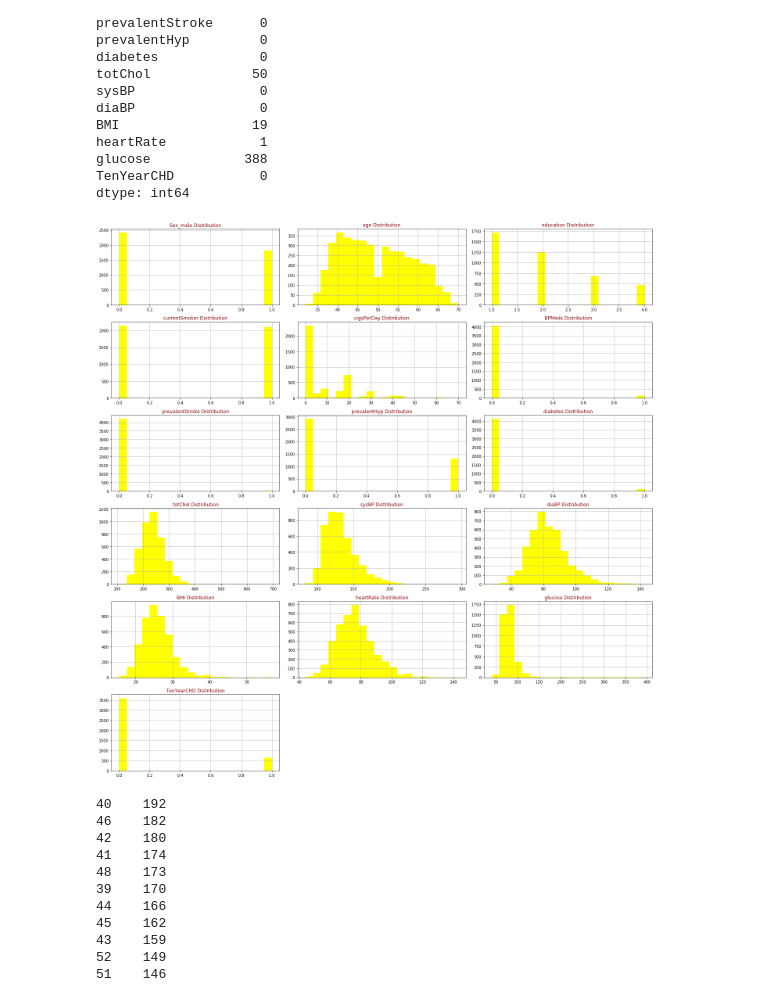
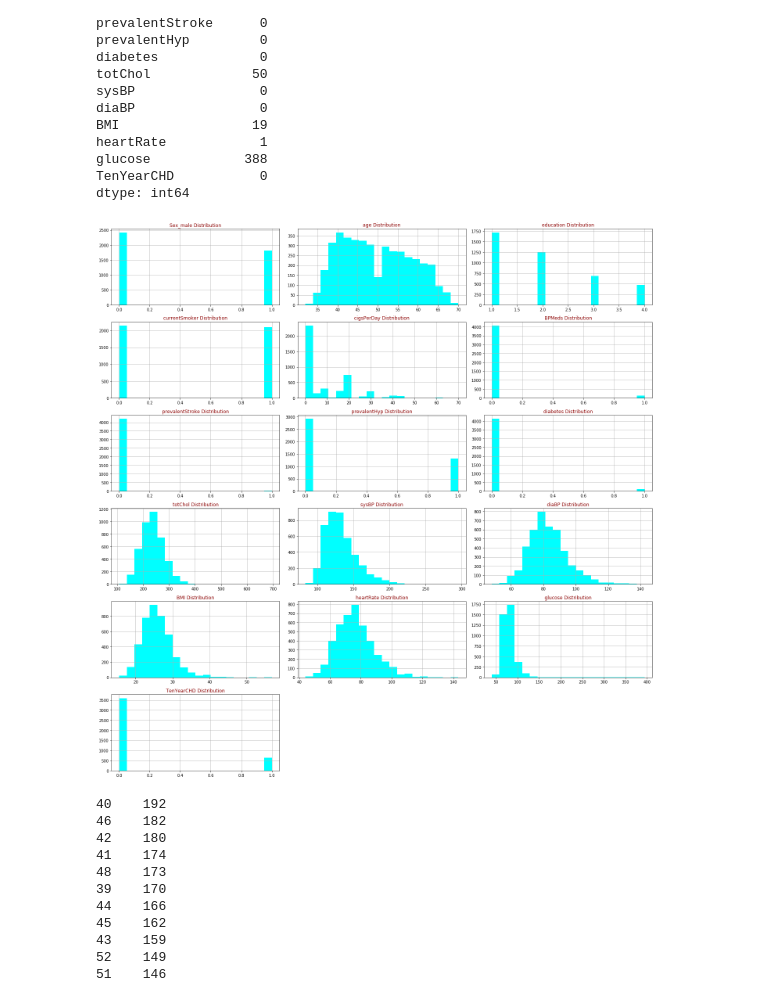
Before and after one commit to haishan-shi/A1, a Jupyter notebook: A2_Practical_Machine_Learning_Project.ipynb, the cells around one changed output. Cells and saved outputs as stored; diff of their text form; code cells hidden in the pictures.

```diff
--- a/A2_Practical_Machine_Learning_Project.ipynb
+++ b/A2_Practical_Machine_Learning_Project.ipynb
@@ -61,16 +61,16 @@ dtype: int64
 # %%
 def draw_histograms(dataframe, features, rows, cols):
     fig=plt.figure(figsize=(20,20))
     for i, feature in enumerate(features):
         ax=fig.add_subplot(rows,cols,i+1)
-        dataframe[feature].hist(bins=20,ax=ax,facecolor='yellow')
+        dataframe[feature].hist(bins=20,ax=ax,facecolor='cyan')
         ax.set_title(feature+" Distribution",color='DarkRed')
 
     fig.tight_layout()
     plt.show()
 draw_histograms(heart_info,heart_info.columns,6,3)
 # %% [output]
-[figure, old version]
+[figure, new version]
 # %%
 heart_info.age.value_counts()
 # %% [output]
```
Also changed, not shown: parts of 3 cells of this notebook.
